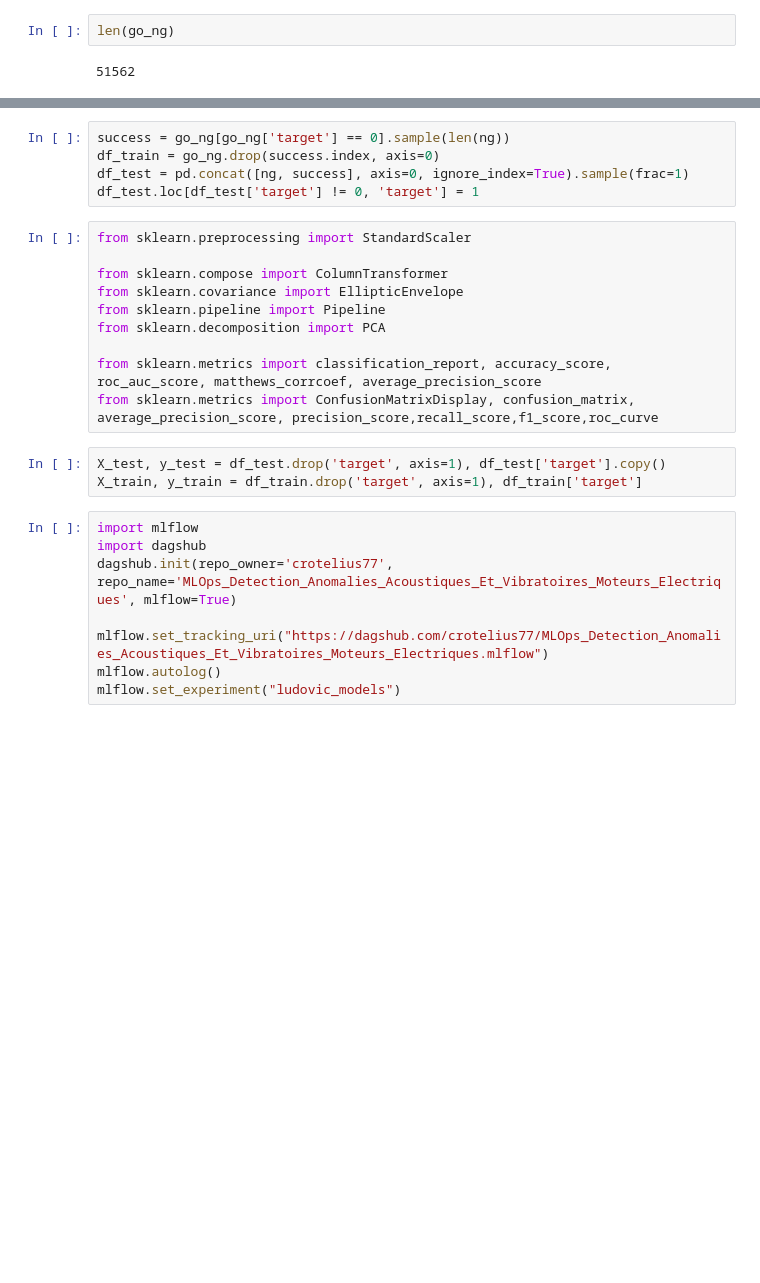
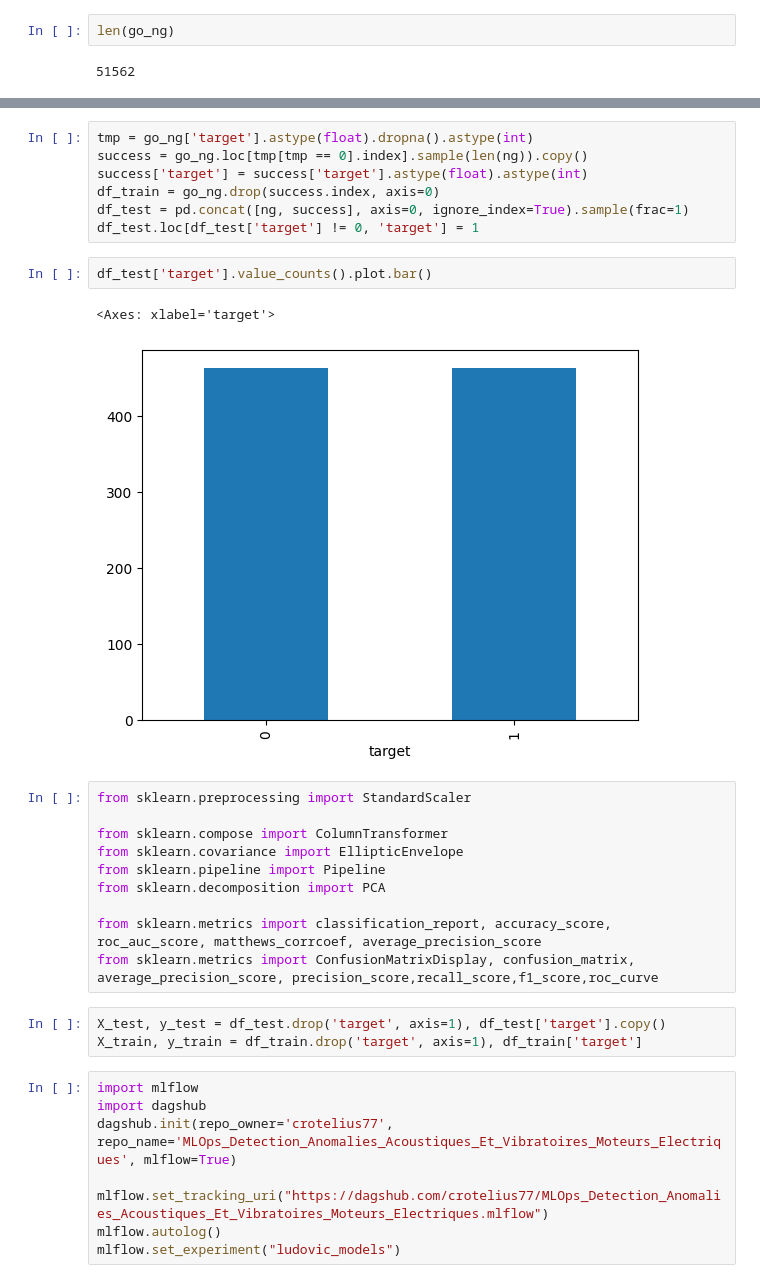
Before and after one commit to matthieuclaudel/MLOps_Detection_Anomalies_Acoustiques_Et_Vibratoires_Moteurs_Electriques, a Jupyter notebook: notebooks/1.0-Ludovic-exploration.ipynb, the cells around one changed output, grey strips where cells are left out. Saved outputs shown, nothing was run; the diff lists cells and outputs as text; blank space fills up the shorter version.

```diff
--- a/notebooks/1.0-Ludovic-exploration.ipynb
+++ b/notebooks/1.0-Ludovic-exploration.ipynb
@@ -69,8 +65,15 @@ go_ng.drop(go_ng.sample(300).index, axis=0)
 # %%
-success = go_ng[go_ng['target'] == 0].sample(len(ng))
+tmp = go_ng['target'].astype(float).dropna().astype(int)
+success = go_ng.loc[tmp[tmp == 0].index].sample(len(ng)).copy()
+success['target'] = success['target'].astype(float).astype(int)
 df_train = go_ng.drop(success.index, axis=0)
 df_test = pd.concat([ng, success], axis=0, ignore_index=True).sample(frac=1)
 df_test.loc[df_test['target'] != 0, 'target'] = 1
+# %%
+df_test['target'].value_counts().plot.bar()
+# %% [output]
+<Axes: xlabel='target'>
+[figure, added]
 # %%
 from sklearn.preprocessing import StandardScaler
 
```
Also changed, not shown: parts of 18 cells of this notebook.
